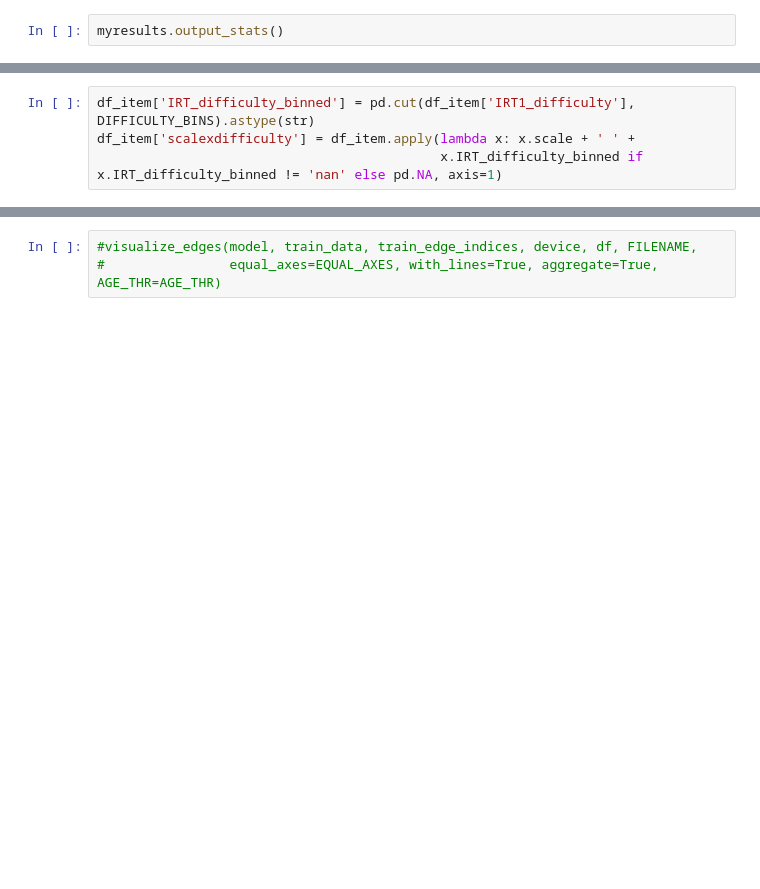
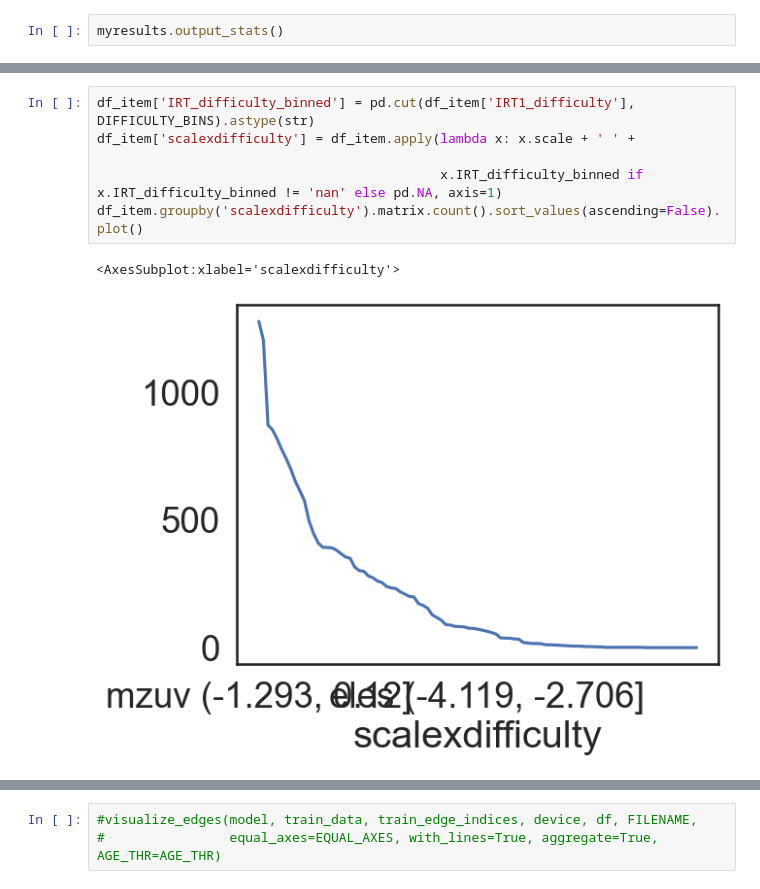
Before and after one commit to lisiq/Modelling-Students-Learning, a Jupyter notebook: Plot_results.ipynb, the cells around one changed output, grey strips where cells are left out. Saved outputs shown, nothing was run; the diff lists cells and outputs as text; blank space fills up the shorter version.

```diff
--- a/Plot_results.ipynb
+++ b/Plot_results.ipynb
@@ -244,5 +487,10 @@ for variable in ['matrix', 'topic']:
 # %%
 df_item['IRT_difficulty_binned'] = pd.cut(df_item['IRT1_difficulty'], DIFFICULTY_BINS).astype(str)
 df_item['scalexdifficulty'] = df_item.apply(lambda x: x.scale + ' ' +
+
                                             x.IRT_difficulty_binned if x.IRT_difficulty_binned != 'nan' else pd.NA, axis=1)
+df_item.groupby('scalexdifficulty').matrix.count().sort_values(ascending=False).plot()
+# %% [output]
+<AxesSubplot:xlabel='scalexdifficulty'>
+[figure, added]
 # %%
```
Also changed, not shown: parts of 39 cells of this notebook, 9 other files.
